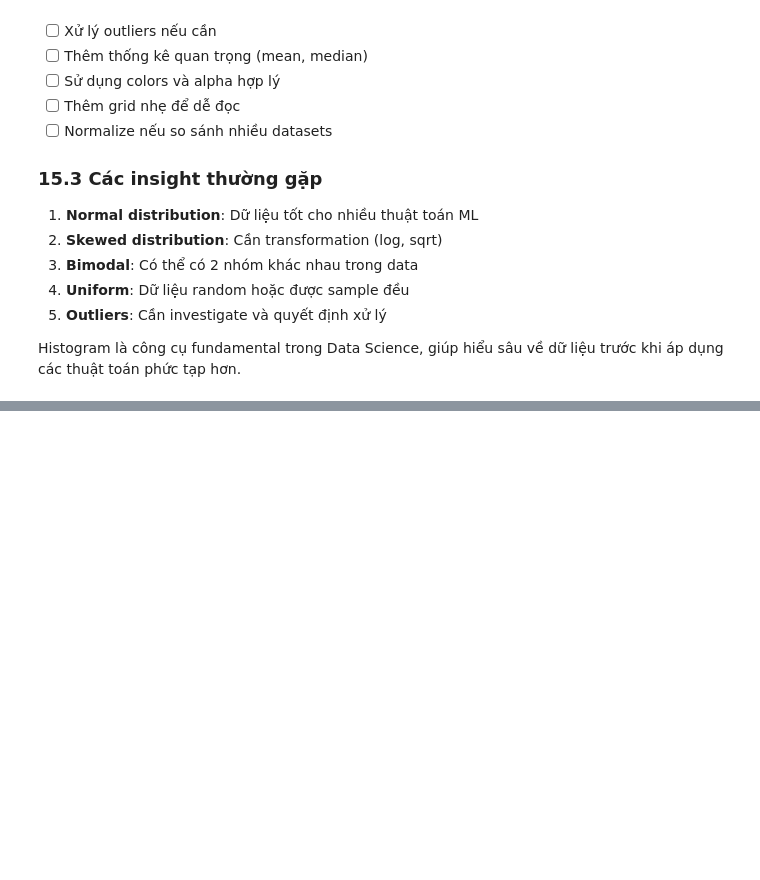
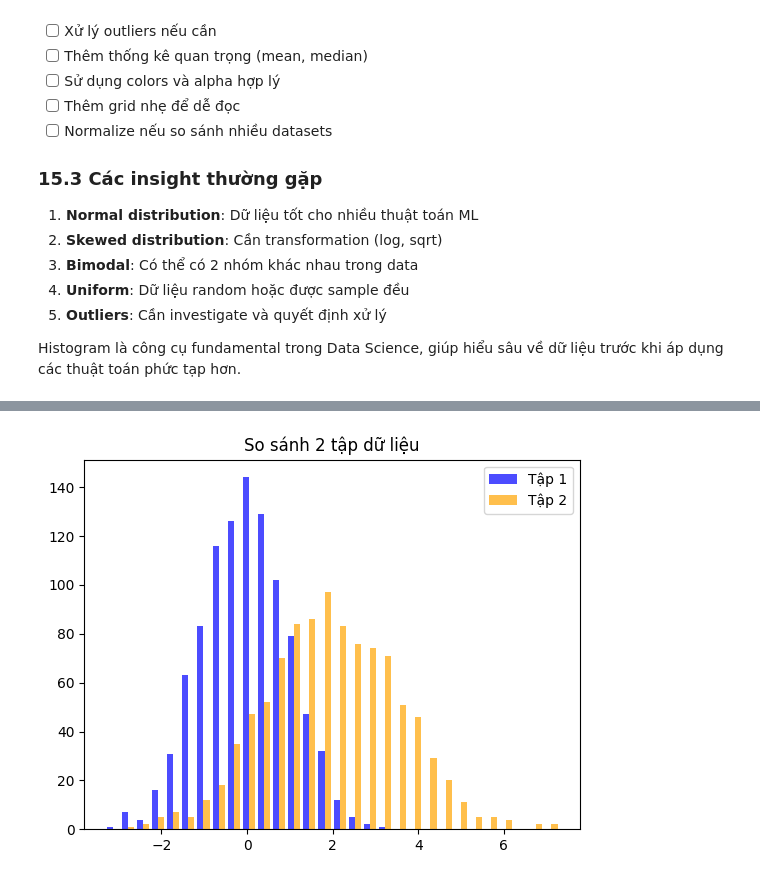
Before and after one commit to HoangHumg1210/Data_Visualizaton_Basic, a Jupyter notebook: Histogram.ipynb, the cells around one changed output, grey strips where cells are left out. Saved outputs shown, nothing was run; the diff lists cells and outputs as text; code cells hidden in the pictures; blank space fills up the shorter version.

```diff
--- a/Histogram.ipynb
+++ b/Histogram.ipynb
@@ -457,0 +464,10 @@ plt.show()
+# %%
+x1 = np.random.normal(0, 1, 1000)
+x2 = np.random.normal(2, 1.5, 1000)
+
+plt.hist([x1, x2], bins=30, label=['Tập 1', 'Tập 2'], color=['blue', 'orange'], alpha=0.7)
+plt.legend()
+plt.title('So sánh 2 tập dữ liệu')
+plt.show()
+# %% [output]
+[figure, added]
```
Also changed, not shown: parts of 2 cells of this notebook, 1 other file.
